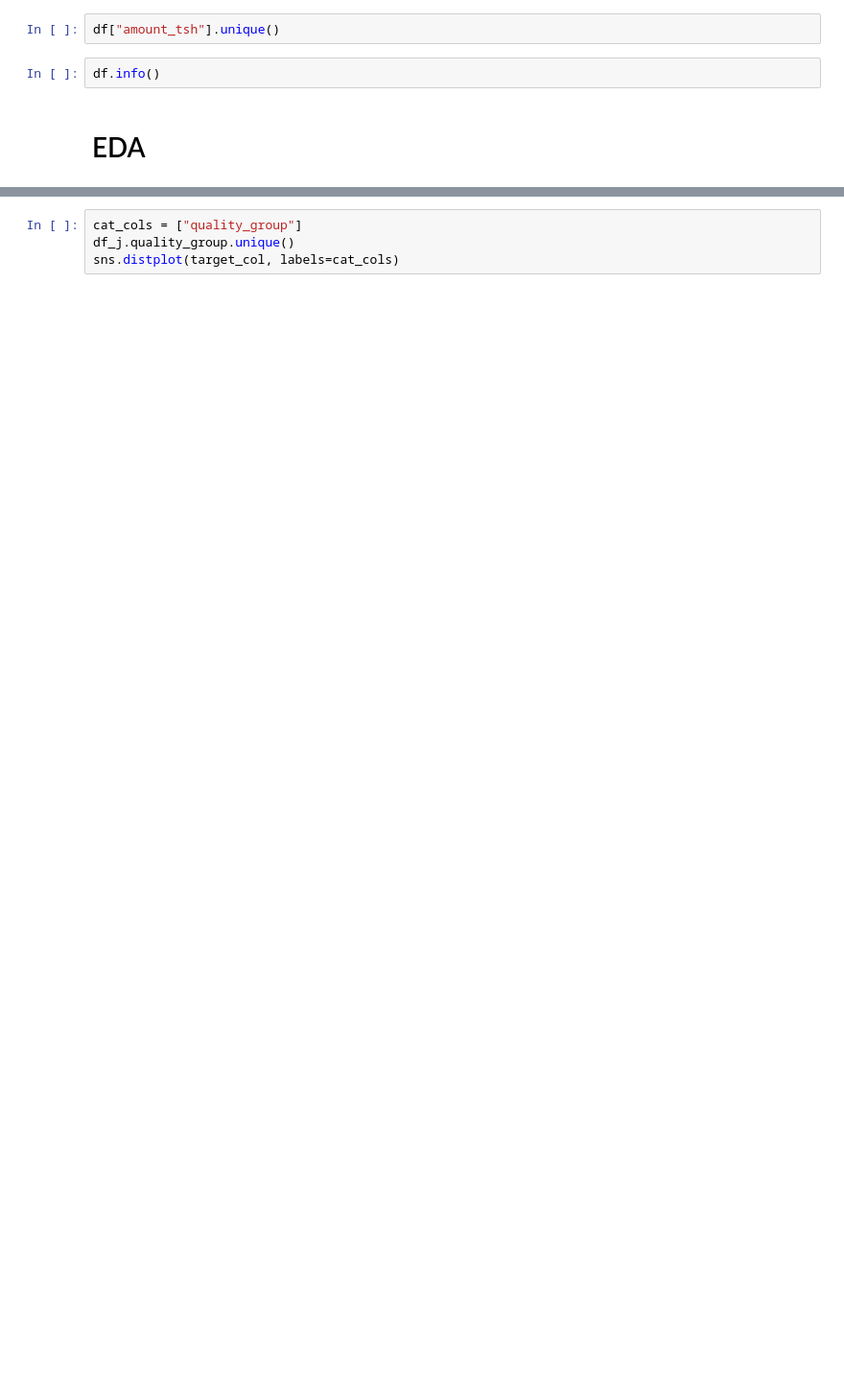
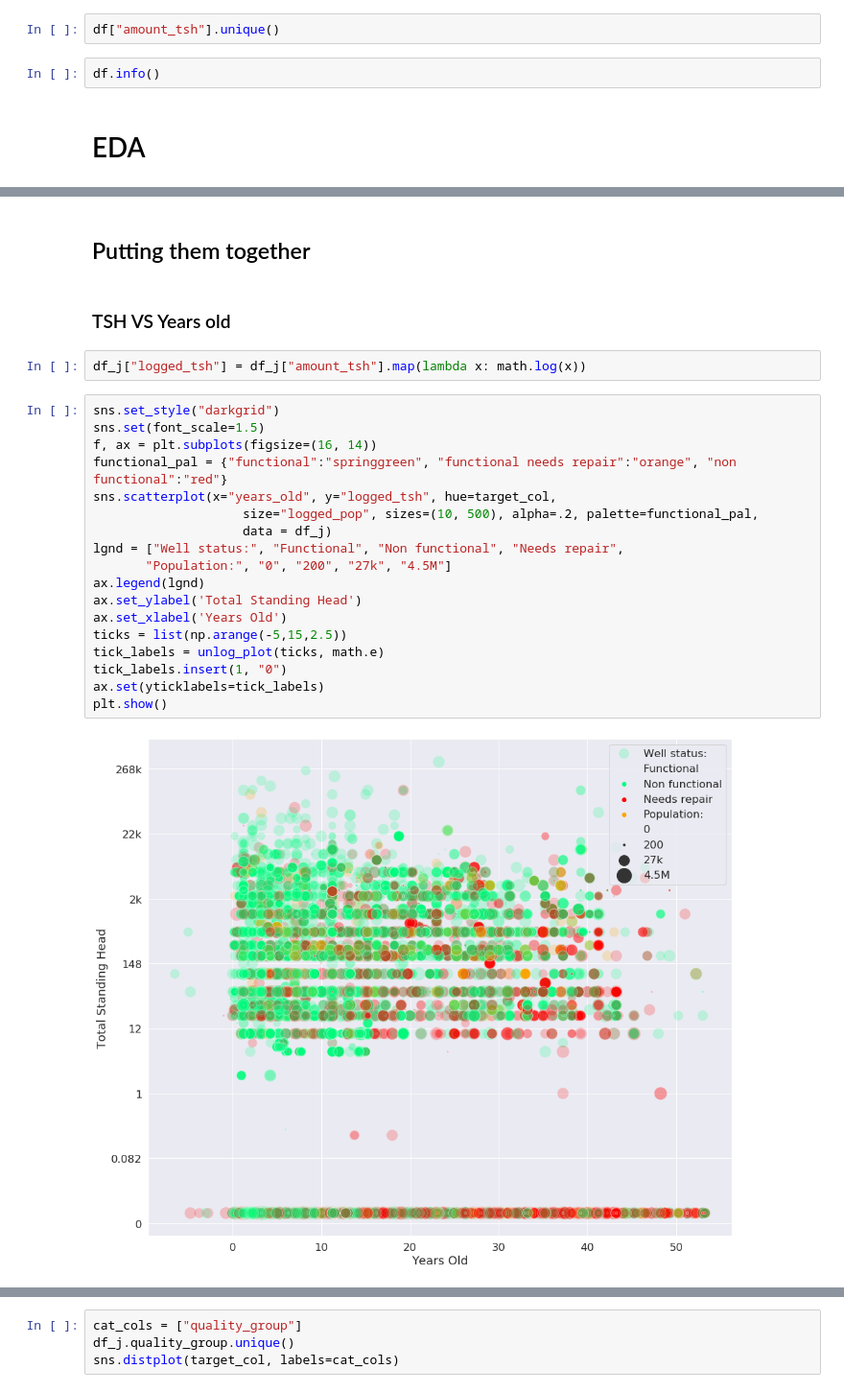
Before and after one commit to coreyryanhanson/tanzania_water_project, a Jupyter notebook: Project_Scratch.ipynb, the cells around one changed output, grey strips where cells are left out. Shown: that part at 96% size. Drawn from its saved outputs; the diff is of its cells as text; blank space fills up the shorter version.

```diff
--- a/Project_Scratch.ipynb
+++ b/Project_Scratch.ipynb
@@ -125,0 +231,26 @@ df.info()
+# %% [markdown]
+## Putting them together
+# %% [markdown]
+### TSH VS Years old
+# %%
+df_j["logged_tsh"] = df_j["amount_tsh"].map(lambda x: math.log(x))
+# %%
+sns.set_style("darkgrid")
+sns.set(font_scale=1.5)
+f, ax = plt.subplots(figsize=(16, 14))
+functional_pal = {"functional":"springgreen", "functional needs repair":"orange", "non functional":"red"}
+sns.scatterplot(x="years_old", y="logged_tsh", hue=target_col,
+                    size="logged_pop", sizes=(10, 500), alpha=.2, palette=functional_pal,
+                    data = df_j)
+lgnd = ["Well status:", "Functional", "Non functional", "Needs repair",
+       "Population:", "0", "200", "27k", "4.5M"]
+ax.legend(lgnd)
+ax.set_ylabel('Total Standing Head')
+ax.set_xlabel('Years Old')
+ticks = list(np.arange(-5,15,2.5))
+tick_labels = unlog_plot(ticks, math.e)
+tick_labels.insert(1, "0")
+ax.set(yticklabels=tick_labels)
+plt.show()
+# %% [output]
+[figure, added]
```
Also changed, not shown: parts of 53 cells of this notebook, 5 other files.
